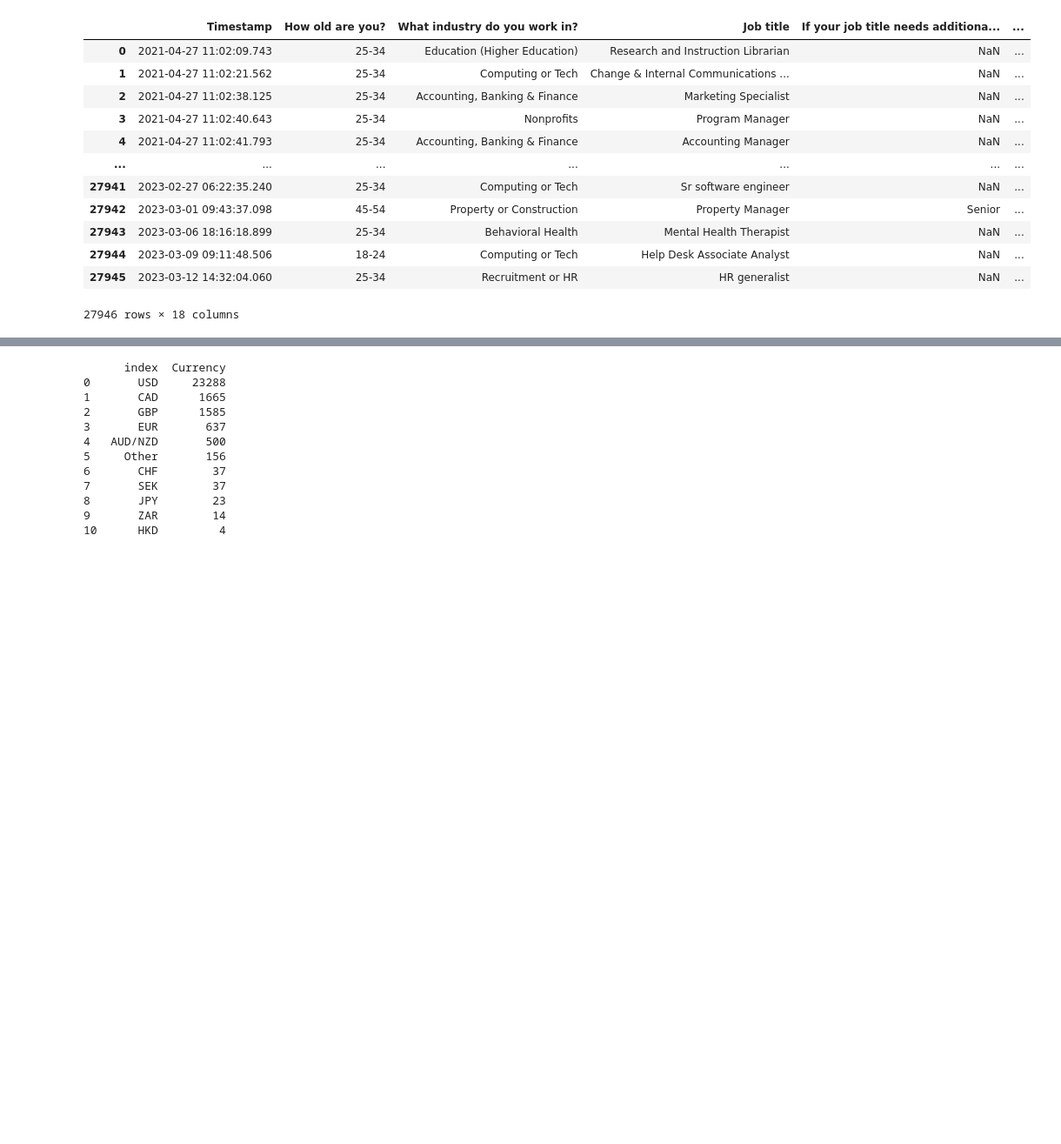
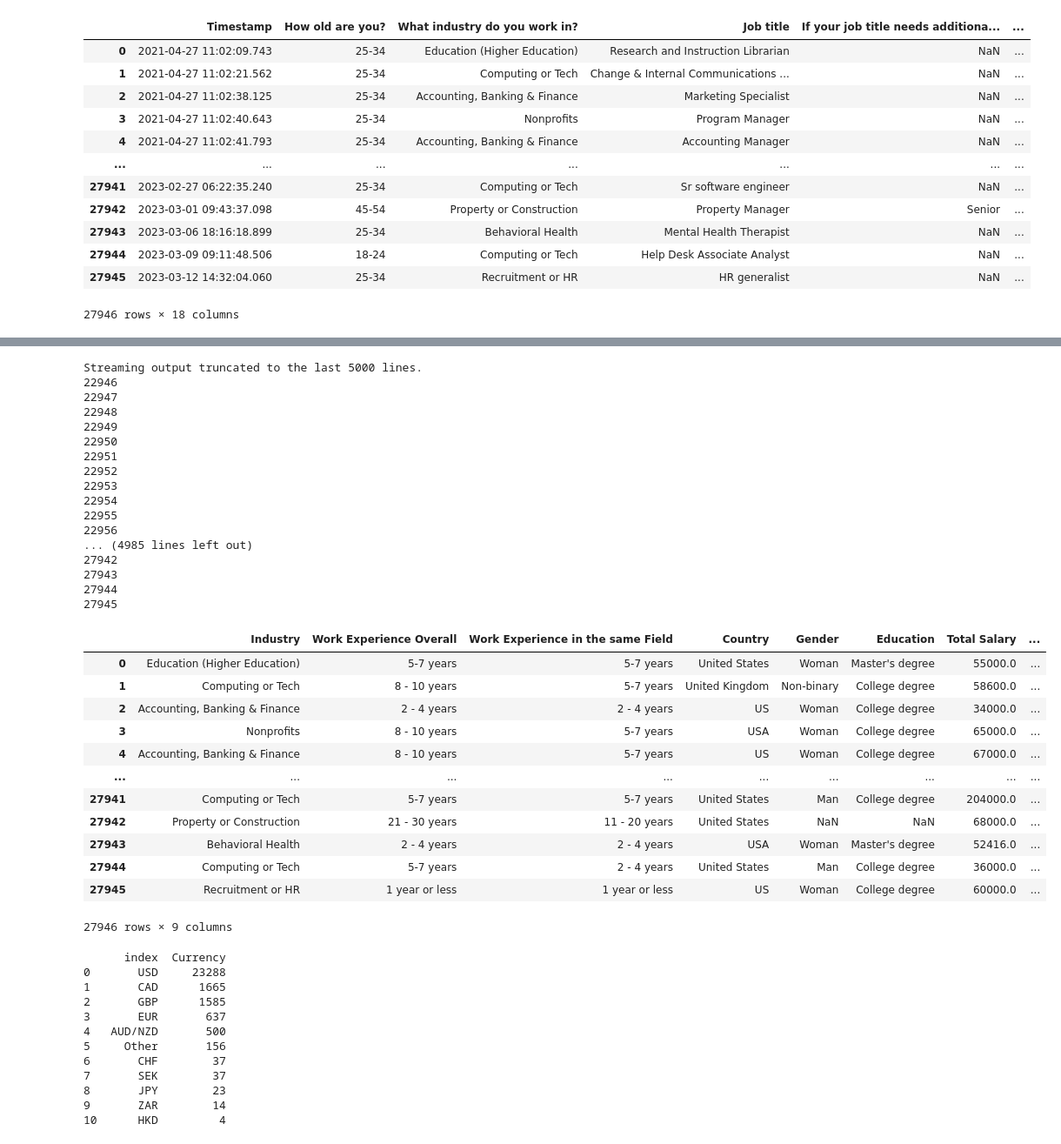
Before and after one commit to CleonKalea/Foundation-of-Data-Science, a Jupyter notebook: Tugas 1/Exploratory Data Analysis - 2021 Salary Survey.ipynb, the cells around one changed output, grey strips where cells are left out. Shown at 87% size. Cells and saved outputs as stored; diff of their text form; code cells hidden in the pictures; blank space fills up the shorter version.

Commit message:
Data Cleaning (Currency) Checkpoint

```diff
--- a/Tugas 1/Exploratory Data Analysis - 2021 Salary Survey.ipynb
+++ b/Tugas 1/Exploratory Data Analysis - 2021 Salary Survey.ipynb
@@ -70,5 +55,5 @@ RENAME ORIGINAL DATAFRAME COLUMN
 # %%
-df = df.rename(columns={"What is your annual salary? (You\'ll indicate the currency in a later question. If you are part-time or hourly, please enter an annualized equivalent -- what you would earn if you worked the job 40 hours a week, 52 weeks a year.)": 'Annual Salary',
+original_df = original_df.rename(columns={"What is your annual salary? (You\'ll indicate the currency in a later question. If you are part-time or hourly, please enter an annualized equivalent -- what you would earn if you worked the job 40 hours a week, 52 weeks a year.)": 'Annual Salary',
                         "How much additional monetary compensation do you get, if any (for example, bonuses or overtime in an average year)? Please only include monetary compensation here, not the value of benefits." : "Monetary Compensation",
                         "What industry do you work in?" : "Industry",
                         "How many years of professional work experience do you have overall?" : "Work Experience Overall",
@@ -76,9 +61,10 @@ df = df.rename(columns={"What is your annual salary? (You\'ll indicate the curre
                         "What is your gender?" : "Gender",
                         "What is your highest level of education completed?" : "Education",
                         "Please indicate the currency" : "Currency",
-                        "If \"Other,\" please indicate the currency here: " : "Other Currency"})
+                        "If \"Other,\" please indicate the currency here: " : "Other Currency",
+                        "What country do you work in?" : "Country"})
 
-df.iloc[0]
+original_df.iloc[0]
 # %% [output]
 Timestamp                                                                   2021-04-27 11:02:09.743000
 How old are you?                                                                                 25-34
@@ -101,0 +90,3 @@ Name: 0, dtype: object
+# %%
+salary_survey_df = pd.DataFrame(columns=['Industry', 'Job Title', 'Work Experience Overall', 'Work Experience in the same Field', 'Country', 'Gender', 'Education', 'Total Salary', 'Currency'])
+salary_survey_df
@@ -102,2 +97,71 @@ Name: 0, dtype: object
+# %%
+# Get Rows Length to Iterate
+total_rows = original_df.shape[0]
+
+# Copy Data from Original DataFrame
+for i in range(total_rows):
+  industry = original_df.loc[i, 'Industry']
+  work_experience_overall = original_df.loc[i, 'Work Experience Overall']
+  work_experience_in_the_same_field = original_df.loc[i, 'Work Experience in the same Field']
+  annual_salary = original_df.loc[i, 'Annual Salary']
+  monetary_compensation = original_df.loc[i, 'Monetary Compensation']
+  country = original_df.loc[i, 'Country']
+  currency = original_df.loc[i, 'Currency']
+  gender = original_df.loc[i, 'Gender']
+  education = original_df.loc[i, 'Education']
+
+  # Set Monetary Compensation to 0 if Value is NaN
+  if np.isnan(monetary_compensation):
+      monetary_compensation = 0.0
+  else:
+      monetary_compensation = monetary_compensation
+
+  # Sum Annual Salary and Monetary Compensation
+  total_salary = annual_salary + monetary_compensation
+
+  # Insert Data to the New DataFrame
+  salary_survey_df.loc[i, 'Industry'] = industry
+  salary_survey_df.loc[i, 'Work Experience Overall'] = work_experience_overall
+  salary_survey_df.loc[i, 'Work Experience in the same Field'] = work_experience_in_the_same_field
+  salary_survey_df.loc[i, 'Total Salary'] = total_salary
+  salary_survey_df.loc[i, 'Country'] = country
+  salary_survey_df.loc[i, 'Currency'] = currency
+  salary_survey_df.loc[i, 'Gender'] = gender
+  salary_survey_df.loc[i, 'Education'] = education
+
+  print(i)
+
+salary_survey_df
+# %% [output]
+Streaming output truncated to the last 5000 lines.
+22946
+22947
+22948
+22949
+22950
+22951
+22952
+22953
+22954
+22955
+22956
+... (4985 lines left out)
+27942
+27943
+27944
+27945
+|  | Industry | Work Experience Overall | Work Experience in the same Field | Country | Gender | Education | Total Salary | ... |
+| 0 | Education (Higher Education) | 5-7 years | 5-7 years | United States | Woman | Master's degree | 55000.0 | ... |
+| 1 | Computing or Tech | 8 - 10 years | 5-7 years | United Kingdom | Non-binary | College degree | 58600.0 | ... |
+| 2 | Accounting, Banking & Finance | 2 - 4 years | 2 - 4 years | US | Woman | College degree | 34000.0 | ... |
+| 3 | Nonprofits | 8 - 10 years | 5-7 years | USA | Woman | College degree | 65000.0 | ... |
+| 4 | Accounting, Banking & Finance | 8 - 10 years | 5-7 years | US | Woman | College degree | 67000.0 | ... |
+| ... | ... | ... | ... | ... | ... | ... | ... | ... |
+| 27941 | Computing or Tech | 5-7 years | 5-7 years | United States | Man | College degree | 204000.0 | ... |
+| 27942 | Property or Construction | 21 - 30 years | 11 - 20 years | United States | NaN | NaN | 68000.0 | ... |
+| 27943 | Behavioral Health | 2 - 4 years | 2 - 4 years | USA | Woman | Master's degree | 52416.0 | ... |
+| 27944 | Computing or Tech | 5-7 years | 2 - 4 years | United States | Man | College degree | 36000.0 | ... |
+| 27945 | Recruitment or HR | 1 year or less | 1 year or less | US | Woman | College degree | 60000.0 | ... |
+27946 rows × 9 columns
 # %%
 # df.columns
```
Also changed, not shown: parts of 32 cells of this notebook.
